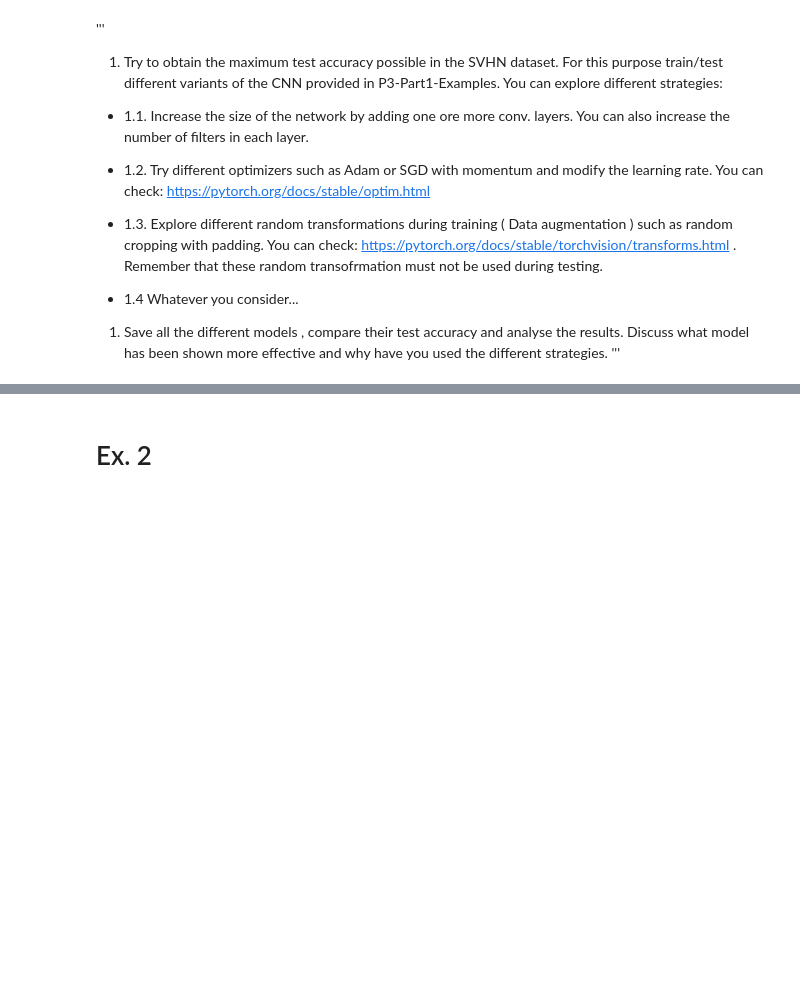
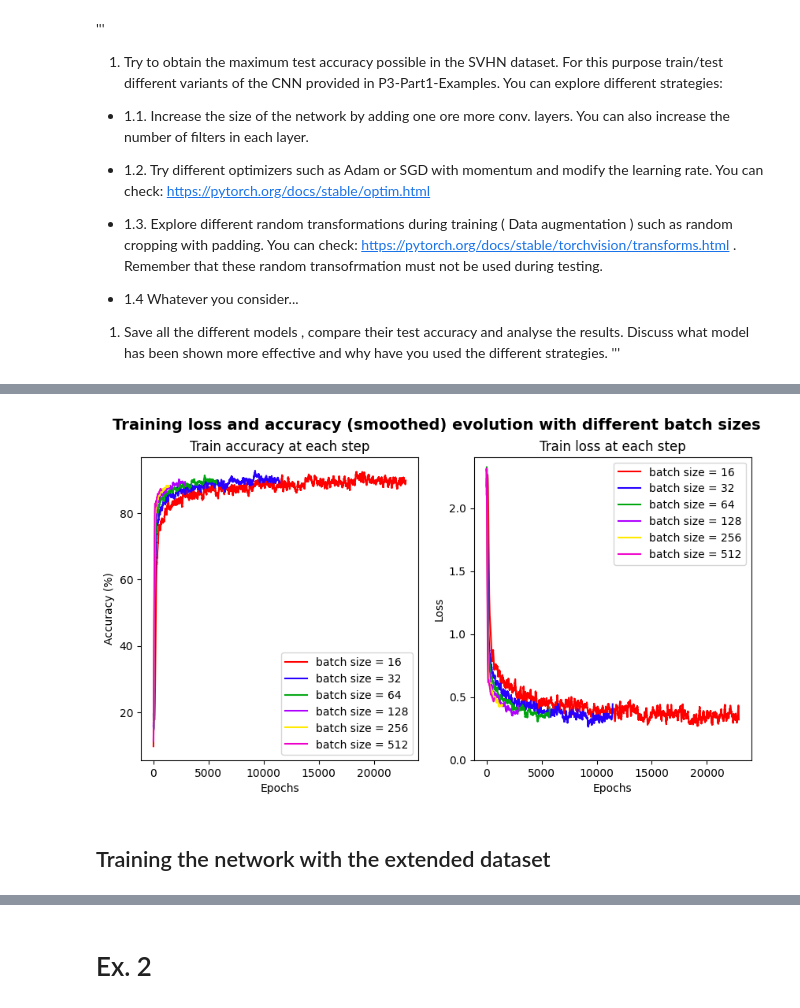
Before and after one commit to Alejandro-FA/UPF-Deep_Learning, a Jupyter notebook: P3/P3-Questions.ipynb, the cells around one changed output, grey strips where cells are left out. Drawn from its saved outputs; the diff is of its cells as text; code cells hidden in the pictures; blank space fills up the shorter version.

```diff
--- a/P3/P3-Questions.ipynb
+++ b/P3/P3-Questions.ipynb
@@ -168,0 +504,43 @@ train_loader = torch.utils.data.DataLoader(dataset=SVHNTrain,
+# %%
+colors = ["#ff0000", "#2700ff", "#00A610", "#af00ff", "#FFEA00", "#EE00CB"]
+lighter_colors = ["#FF5E5E", "#9784FF", "#57A65F", "#DB8CFF", "#FFF47B", "#EE60D9"]
+
+ncols = 2
+fig4, axes = plt.subplots(1, ncols, figsize=(10, 5))
+plt.suptitle("Training loss and accuracy (smoothed) evolution with different batch sizes", fontsize=14, fontweight="bold")
+for i, batch in enumerate(batch_sizes):
+    acc = btch_accuracies[batch]
+    loss = btch_losses[batch]
+    window = 300
+    # smoothed_accuracies = np.convolve(train_accuracies, np.ones(window)[::-1], mode="same")
+
+    for col in range(ncols):
+        if col == 0:
+            val = acc
+        elif col == 1:
+            val = loss
+        epoch_range = np.arange(num_epochs + 1)
+        # axes[col].plot(val, label="Real accuracies", color=lighter_colors[i])
+        smoothed = scipy.signal.savgol_filter(val, window, 5)
+        axes[col].plot(smoothed, label=f"batch size = {batch}", color=colors[i])
+        axes[col].set_xlim(None)
+        # axes[col].set_xticks(epoch_range * batch_sizes[-1], epoch_range)
+        axes[col].legend()
+
+
+    axes[0].set_title("Train accuracy at each step")
+    axes[0].set_xlabel("Epochs")
+    axes[0].set_ylabel("Accuracy (%)")
+    axes[1].set_title("Train loss at each step")
+    axes[1].set_xlabel("Epochs")
+    axes[1].set_ylabel("Loss")
+    axes[1].set_ylim((0, None))
+    axes[0].grid()
+    axes[1].grid()
+
+if save_figure: plt.savefig(f"{results_path}/fig4.png", dpi=300)
+plt.show()
+# %% [output]
+[figure, added]
+# %% [markdown]
+## Training the network with the extended dataset
```
Also changed, not shown: parts of 27 cells of this notebook, 8 other files.
